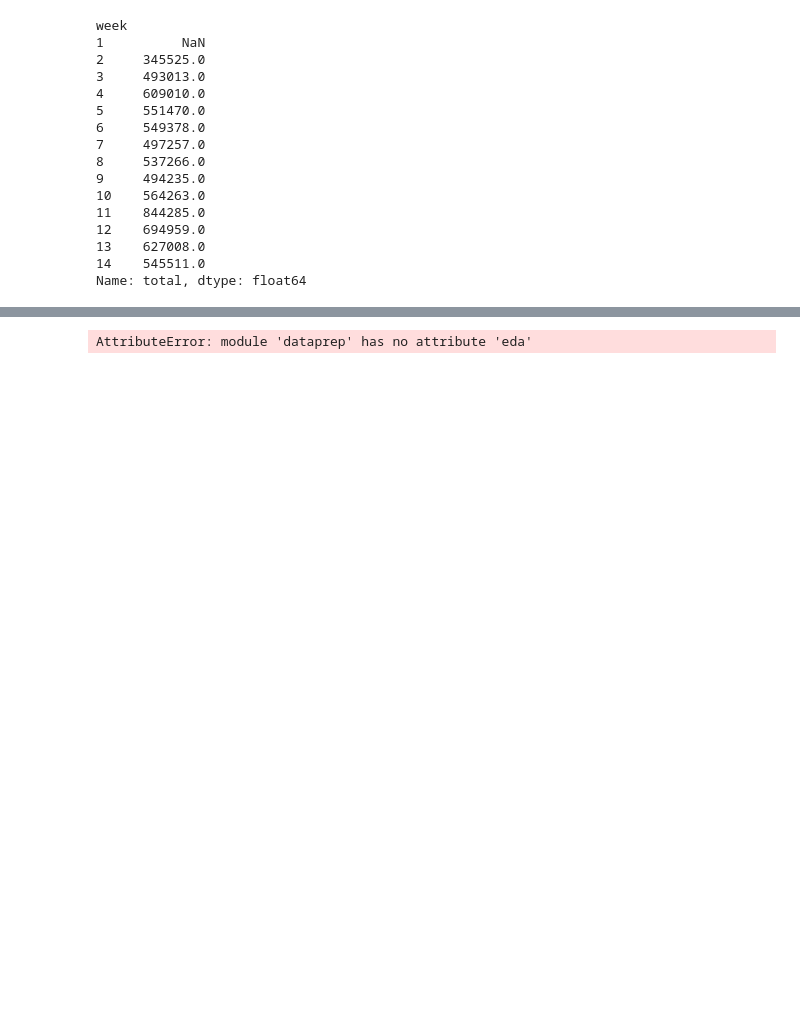
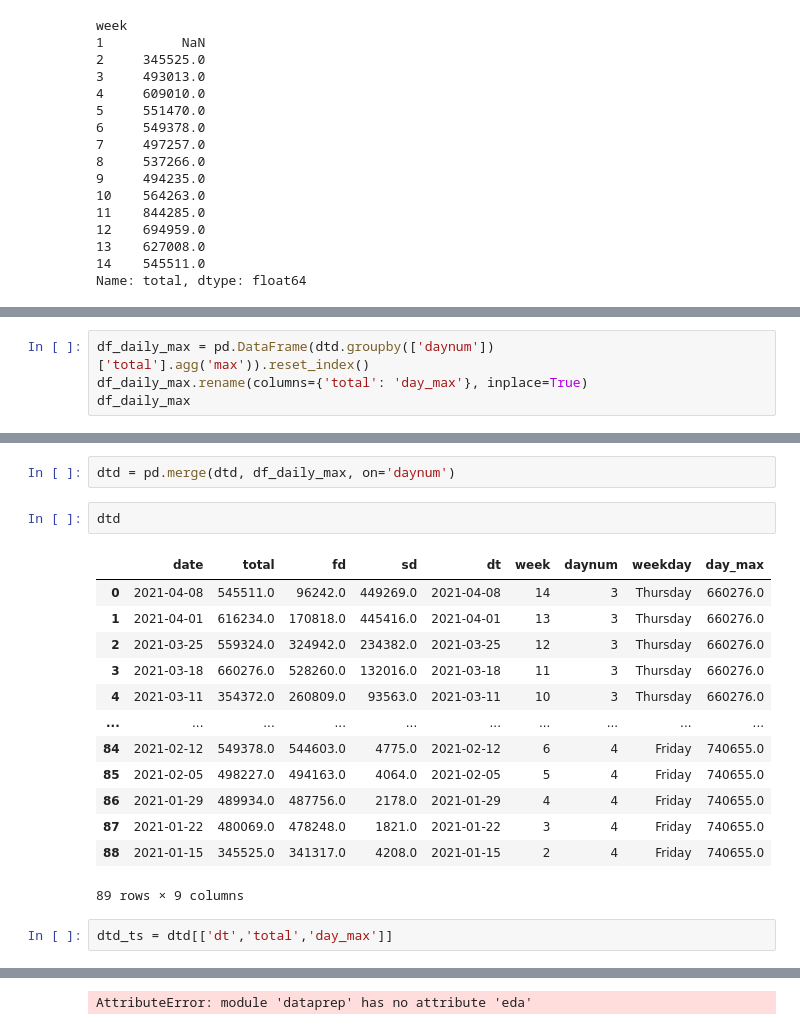
Before and after one commit to tristar82/uk_covid_vax_rates, a Jupyter notebook: code/EDA.ipynb, the cells around one changed output, grey strips where cells are left out. Drawn from its saved outputs; the diff is of its cells as text; blank space fills up the shorter version.

Commit message:
prepared data ready for timeseries

```diff
--- a/code/EDA.ipynb
+++ b/code/EDA.ipynb
@@ -107,0 +125,4 @@ generated new fontManager
+# %%
+df_daily_max = pd.DataFrame(dtd.groupby(['daynum'])['total'].agg('max')).reset_index()
+df_daily_max.rename(columns={'total': 'day_max'}, inplace=True)
+df_daily_max
@@ -107,0 +138,20 @@ generated new fontManager
+# %%
+dtd = pd.merge(dtd, df_daily_max, on='daynum')
+# %%
+dtd
+# %% [output]
+|  | date | total | fd | sd | dt | week | daynum | weekday | day_max |
+| 0 | 2021-04-08 | 545511.0 | 96242.0 | 449269.0 | 2021-04-08 | 14 | 3 | Thursday | 660276.0 |
+| 1 | 2021-04-01 | 616234.0 | 170818.0 | 445416.0 | 2021-04-01 | 13 | 3 | Thursday | 660276.0 |
+| 2 | 2021-03-25 | 559324.0 | 324942.0 | 234382.0 | 2021-03-25 | 12 | 3 | Thursday | 660276.0 |
+| 3 | 2021-03-18 | 660276.0 | 528260.0 | 132016.0 | 2021-03-18 | 11 | 3 | Thursday | 660276.0 |
+| 4 | 2021-03-11 | 354372.0 | 260809.0 | 93563.0 | 2021-03-11 | 10 | 3 | Thursday | 660276.0 |
+| ... | ... | ... | ... | ... | ... | ... | ... | ... | ... |
+| 84 | 2021-02-12 | 549378.0 | 544603.0 | 4775.0 | 2021-02-12 | 6 | 4 | Friday | 740655.0 |
+| 85 | 2021-02-05 | 498227.0 | 494163.0 | 4064.0 | 2021-02-05 | 5 | 4 | Friday | 740655.0 |
+| 86 | 2021-01-29 | 489934.0 | 487756.0 | 2178.0 | 2021-01-29 | 4 | 4 | Friday | 740655.0 |
+| 87 | 2021-01-22 | 480069.0 | 478248.0 | 1821.0 | 2021-01-22 | 3 | 4 | Friday | 740655.0 |
+| 88 | 2021-01-15 | 345525.0 | 341317.0 | 4208.0 | 2021-01-15 | 2 | 4 | Friday | 740655.0 |
+89 rows × 9 columns
+# %%
+dtd_ts = dtd[['dt','total','day_max']]
```
Also changed, not shown: parts of 12 cells of this notebook, 1 other file.
